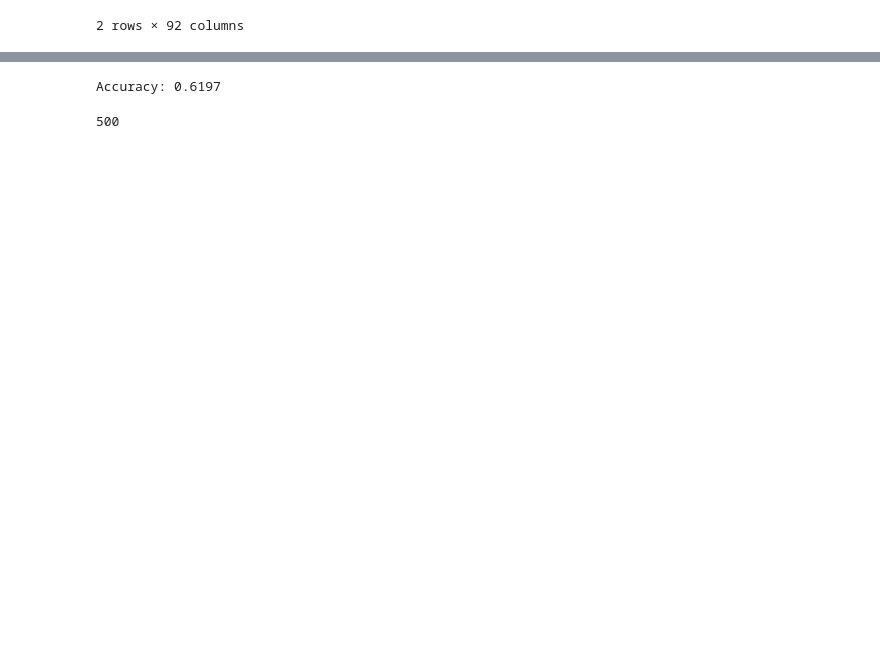
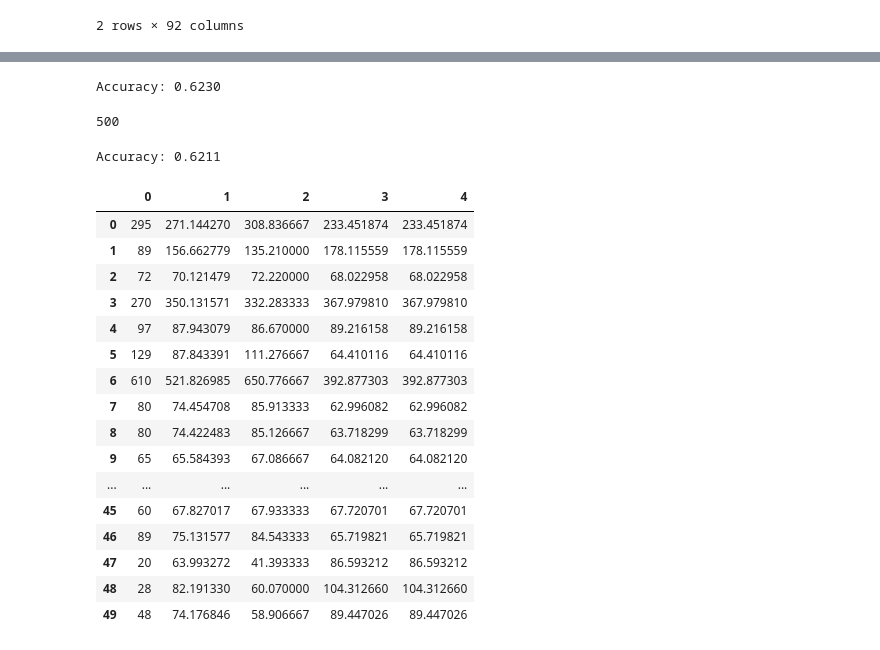
Before and after one commit to apguerrera/airbnb, a Jupyter notebook: airbnb-project-adrian-3.ipynb, the cells around one changed output, grey strips where cells are left out. Saved outputs shown, nothing was run; the diff lists cells and outputs as text; code cells hidden in the pictures; blank space fills up the shorter version.

```diff
--- a/airbnb-project-adrian-3.ipynb
+++ b/airbnb-project-adrian-3.ipynb
@@ -278,32 +340,16 @@ plt.show()
 # %%
-import numpy as np
-import matplotlib.pyplot as plt
-
-from sklearn import ensemble
-from sklearn.cross_validation import KFold
-from sklearn.cross_validation import train_test_split
-
-
-X = X.astype(np.float32)
-y = y.astype(np.float32)
-
-X_train, X_test, y_train, y_test = train_test_split(X, y,  random_state=1)
-
 # Fit classifier with out-of-bag estimates
-#params = {'n_estimators': 500, 'max_depth': 4, 'min_samples_split': 1,'subsample': 0.5,'learning_rate': 0.01, 'loss': 'ls'}
-
 params = {'n_estimators': 500, 'max_depth': 4, 'min_samples_split': 1,
-          'learning_rate': 0.01, 'loss': 'ls'}
-
+          'learning_rate': 0.01}
 gbkf = ensemble.GradientBoostingRegressor(**params)
 
 gbkf.fit(X_train, y_train)
-acc = gbkf.score(X_test, y_test)
-print("Accuracy: {:.4f}".format(acc))
+s_gbkf = gbkf.score(X_test, y_test)
+print("Accuracy: {:.4f}".format(s_gbkf))
 
 n_estimators = params['n_estimators']
 x = np.arange(n_estimators) + 1
 n_estimators
 # %% [output]
-Accuracy: 0.6197
+Accuracy: 0.6230
 500
@@ -310 +378,43 @@ Accuracy: 0.6197
+# %%
+s_cv_gbkf = cv_gbkf.score(X_test, y_test)
+print("Accuracy: {:.4f}".format(s_cv_gbkf))
+# %% [output]
+Accuracy: 0.6211
+# %%
+y = pd.DataFrame(y)
+X = pd.DataFrame(X)
+
+y_reg = rfreg.predict(X)
+y_gbst = gbst.predict(X)
+y_gbkf = gbkf.predict(X)
+y_cv_gbkf = cv_gbkf.predict(X)
+
+y_avg = np.mean( np.array([ y_reg, y_cv_gbkf ]), axis=0 )
+
+y_reg = pd.DataFrame(y_reg)
+y_gbst = pd.DataFrame(y_gbst)
+y_gbkf = pd.DataFrame(y_gbkf)
+y_cv_gbkf = pd.DataFrame(y_cv_gbkf)
+y_avg = pd.DataFrame(y_avg)
+
+result = pd.concat([y, y_avg, y_reg, y_gbst, y_cv_gbkf], axis=1, ignore_index=True)
+result.head(50)
+# %% [output]
+|  | 0 | 1 | 2 | 3 | 4 |
+| 0 | 295 | 271.144270 | 308.836667 | 233.451874 | 233.451874 |
+| 1 | 89 | 156.662779 | 135.210000 | 178.115559 | 178.115559 |
+| 2 | 72 | 70.121479 | 72.220000 | 68.022958 | 68.022958 |
+| 3 | 270 | 350.131571 | 332.283333 | 367.979810 | 367.979810 |
+| 4 | 97 | 87.943079 | 86.670000 | 89.216158 | 89.216158 |
+| 5 | 129 | 87.843391 | 111.276667 | 64.410116 | 64.410116 |
+| 6 | 610 | 521.826985 | 650.776667 | 392.877303 | 392.877303 |
+| 7 | 80 | 74.454708 | 85.913333 | 62.996082 | 62.996082 |
+| 8 | 80 | 74.422483 | 85.126667 | 63.718299 | 63.718299 |
+| 9 | 65 | 65.584393 | 67.086667 | 64.082120 | 64.082120 |
+| ... | ... | ... | ... | ... | ... |
+| 45 | 60 | 67.827017 | 67.933333 | 67.720701 | 67.720701 |
+| 46 | 89 | 75.131577 | 84.543333 | 65.719821 | 65.719821 |
+| 47 | 20 | 63.993272 | 41.393333 | 86.593212 | 86.593212 |
+| 48 | 28 | 82.191330 | 60.070000 | 104.312660 | 104.312660 |
+| 49 | 48 | 74.176846 | 58.906667 | 89.447026 | 89.447026 |
 # %%
```
Also changed, not shown: parts of 18 cells of this notebook.
